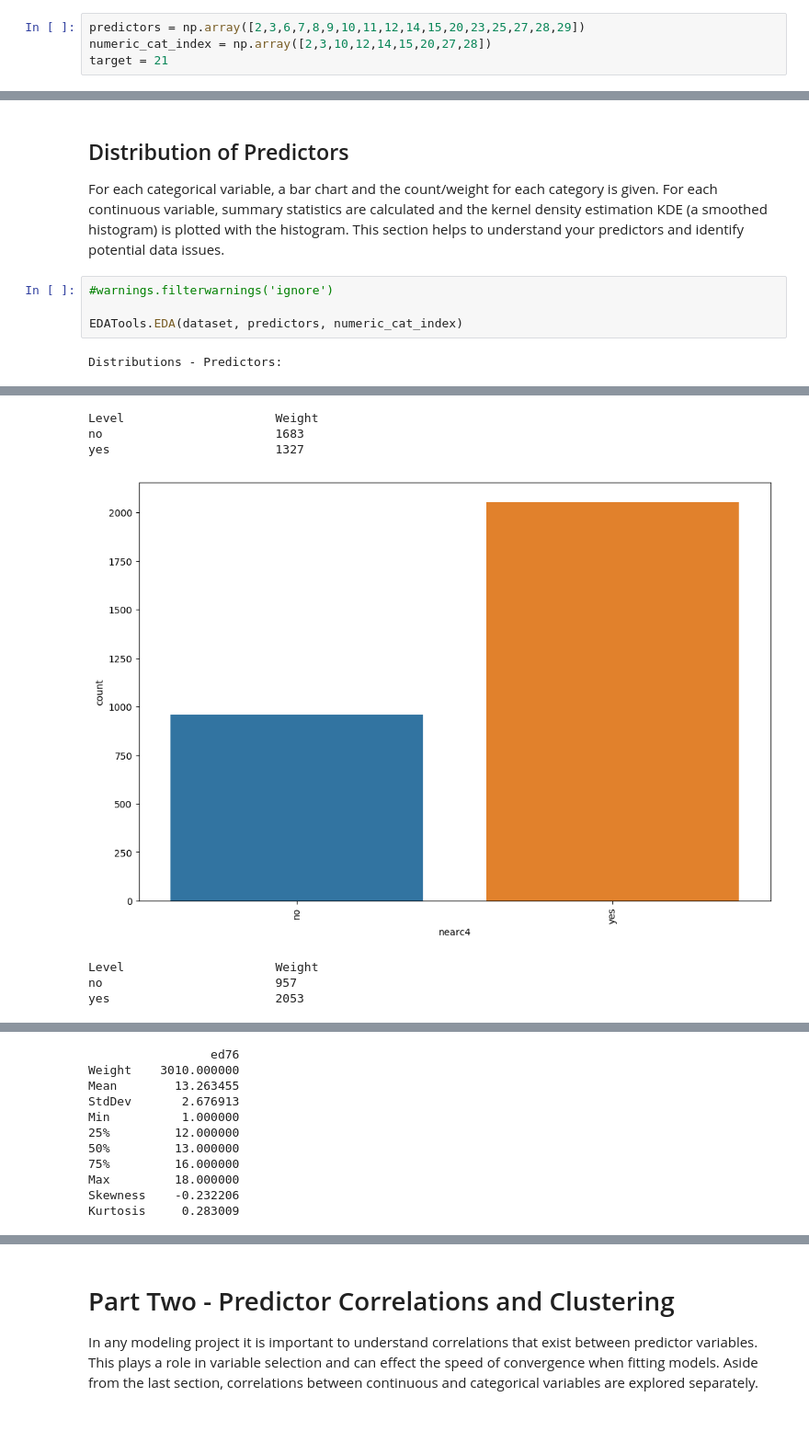
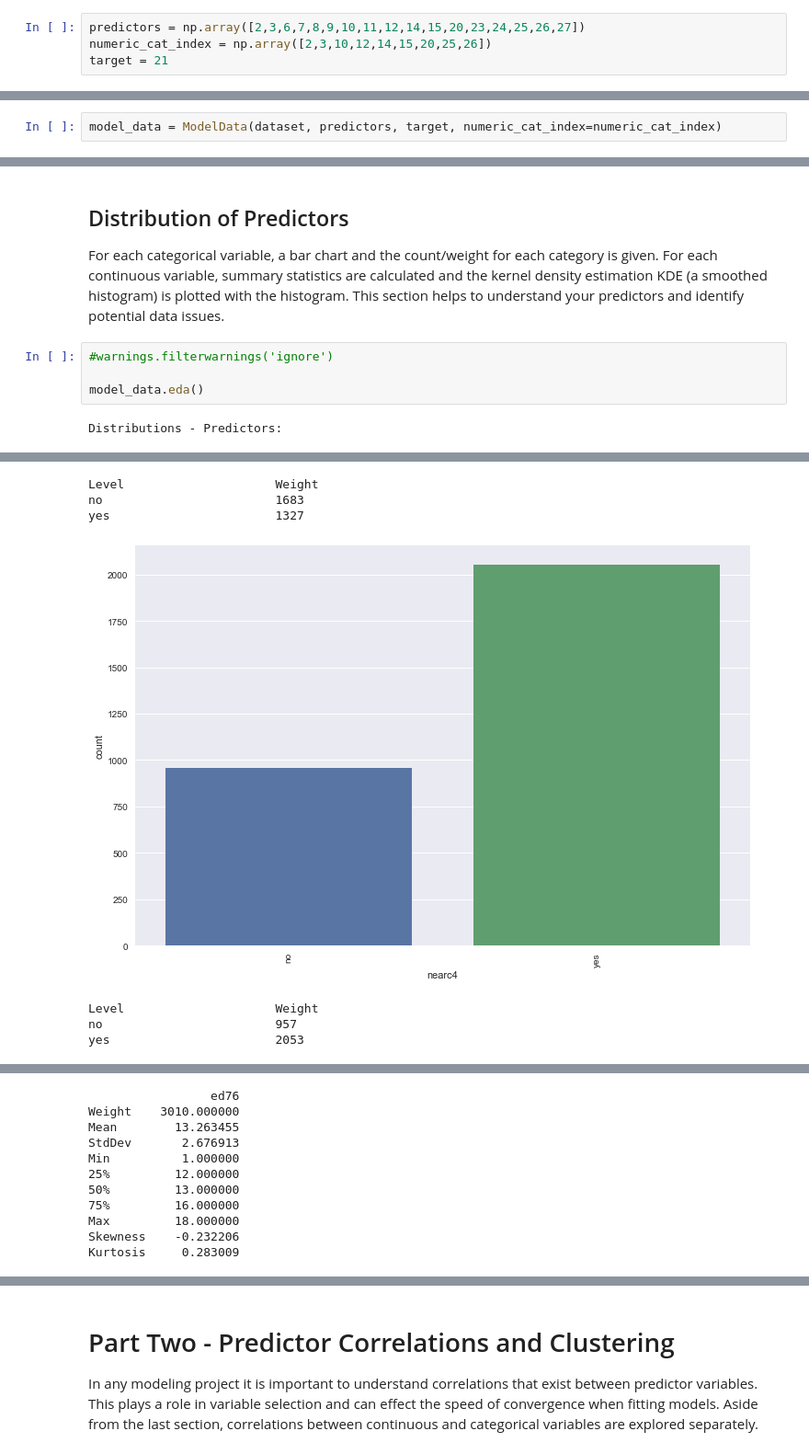
Before and after one commit to smith478/ModelTools, a Jupyter notebook: Jupyter Books/ExploratoryDataAnalysis-Schooling.ipynb, the cells around one changed output, grey strips where cells are left out. Shown at 92% size. Cells and saved outputs as stored; diff of their text form; blank space fills up the shorter version.

```diff
--- a/Jupyter Books/ExploratoryDataAnalysis-Schooling.ipynb
+++ b/Jupyter Books/ExploratoryDataAnalysis-Schooling.ipynb
@@ -78,6 +80,6 @@ dataset.head(10)
 # %% [markdown]
 Using the index of each variable above, specify the index/indices of predictors, target, controls, and weight variables. If there are variables that are numeric, but categorical, store their indicies in numeric_cat_index.
 # %%
-predictors = np.array([2,3,6,7,8,9,10,11,12,14,15,20,23,25,27,28,29])
-numeric_cat_index = np.array([2,3,10,12,14,15,20,27,28])
+predictors = np.array([2,3,6,7,8,9,10,11,12,14,15,20,23,24,25,26,27])
+numeric_cat_index = np.array([2,3,10,12,14,15,20,25,26])
 target = 21
@@ -84 +88,3 @@ target = 21
+# %%
+model_data = ModelData(dataset, predictors, target, numeric_cat_index=numeric_cat_index)
 # %% [markdown]
@@ -129,6 +150,6 @@ For each categorical variable, a bar chart and the count/weight for each categor
 # %%
 #warnings.filterwarnings('ignore')
 
-EDATools.EDA(dataset, predictors, numeric_cat_index)
+model_data.eda()
 # %% [output]
 Distributions - Predictors:
@@ -136,7 +157,7 @@ Distributions - Predictors:
 Level                     Weight
 no                        1683
 yes                       1327
-[figure, old version]
+[figure, new version]
 Level                     Weight
 no                        957
 yes                       2053
```
Also changed, not shown: parts of 27 cells of this notebook, 6 other files.
